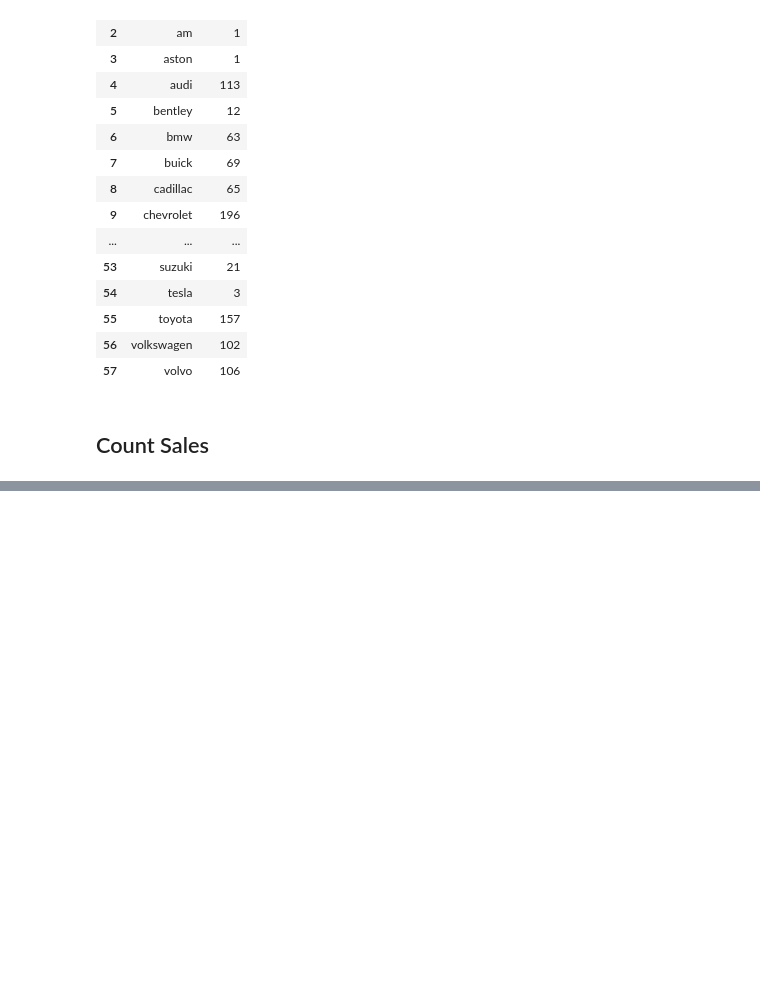
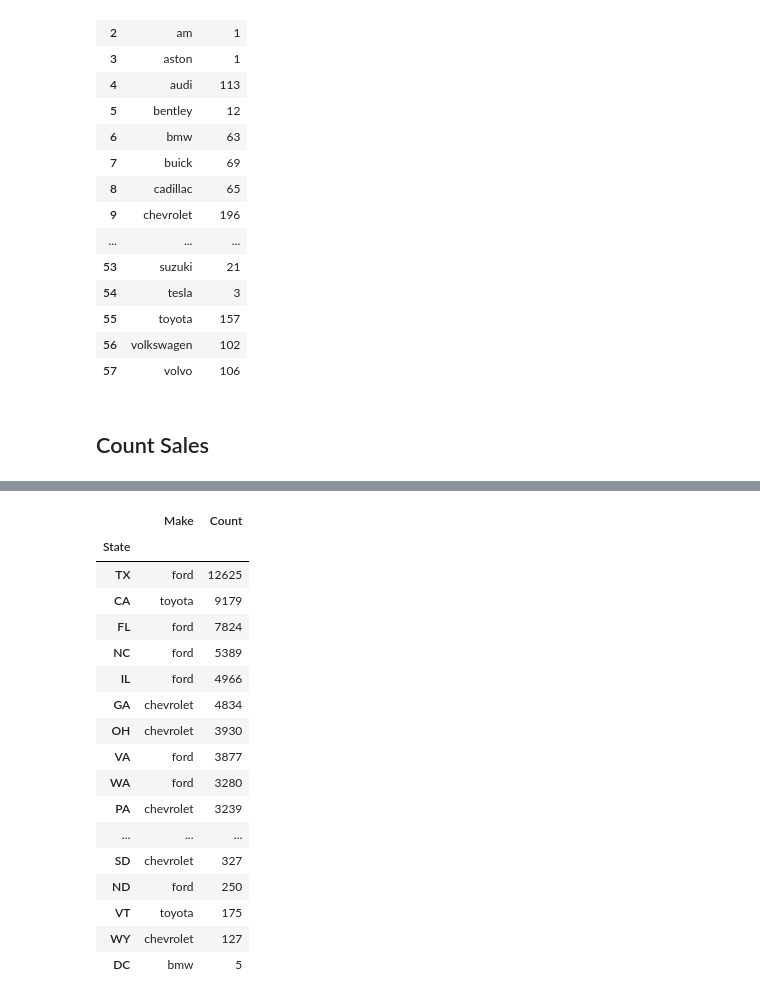
Before and after one commit to muhammadarkan01/Project-from-RevoU, a Jupyter notebook: Untitled.ipynb, the cells around one changed output, grey strips where cells are left out. Saved outputs shown, nothing was run; the diff lists cells and outputs as text; code cells hidden in the pictures; blank space fills up the shorter version.

```diff
--- a/Untitled.ipynb
+++ b/Untitled.ipynb
@@ -200,0 +203,31 @@ count_state_model
+# %%
+# Group by 'State' and 'Make', and count the sales
+model_popularity1 = df.groupby(['State', 'Make']).size().reset_index(name='Count')
+
+# Sort within each state by sales count in descending order
+model_popularity2 = model_popularity1.sort_values(by=['State', 'Count'], ascending=[True, False])
+
+# Get the most popular model for each state
+popular_makes = model_popularity2.groupby('State').first()
+popular_makes = popular_makes.sort_values('Count', ascending = False)
+
+popular_makes
+# %% [output]
+|  | Make | Count |
+| State |  |  |
+| TX | ford | 12625 |
+| CA | toyota | 9179 |
+| FL | ford | 7824 |
+| NC | ford | 5389 |
+| IL | ford | 4966 |
+| GA | chevrolet | 4834 |
+| OH | chevrolet | 3930 |
+| VA | ford | 3877 |
+| WA | ford | 3280 |
+| PA | chevrolet | 3239 |
+| ... | ... | ... |
+| SD | chevrolet | 327 |
+| ND | ford | 250 |
+| VT | toyota | 175 |
+| WY | chevrolet | 127 |
+| DC | bmw | 5 |
```
Also changed, not shown: parts of 2 cells of this notebook.
